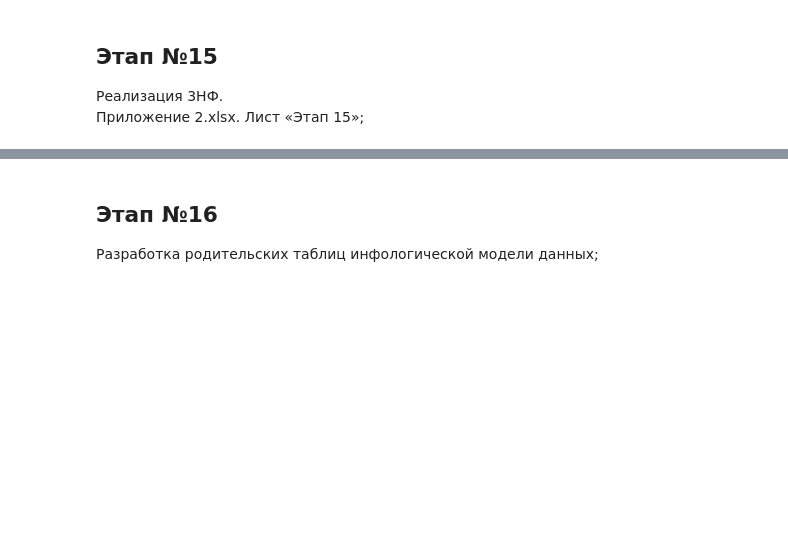
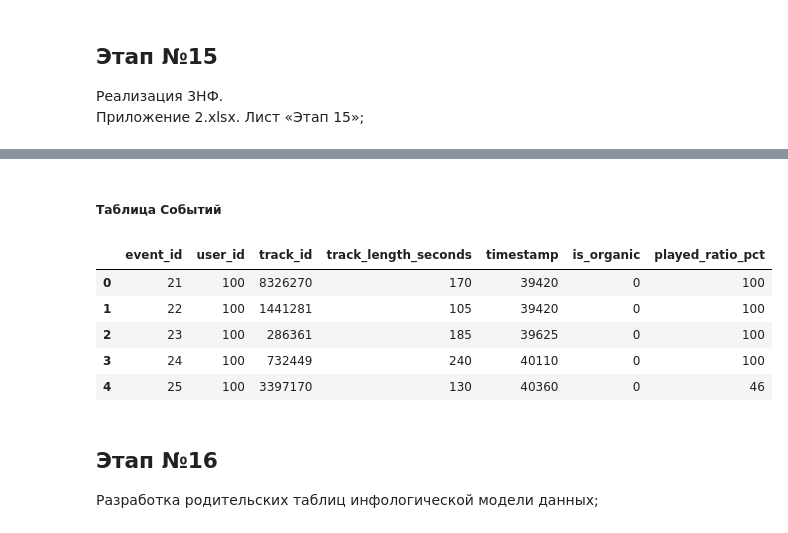
Before and after one commit to nikolyabb/college-homework, a Jupyter notebook: RDBMS/Intro_to_RDBMS.ipynb, the cells around one changed output, grey strips where cells are left out. Cells and saved outputs as stored; diff of their text form; code cells hidden in the pictures; blank space fills up the shorter version.

```diff
--- a/RDBMS/Intro_to_RDBMS.ipynb
+++ b/RDBMS/Intro_to_RDBMS.ipynb
@@ -403,3 +534,31 @@ for file_path in dset_files:
+# %% [markdown]
+##### Таблица Событий
+# %%
+# data sampling script for EVENT
+
+mevent_file = "var/data/multi_event.parquet"
+
+sql_events = f"""
+    SELECT
+        nextval('serial') as event_id,  -- SEQUENCE OBJECT
+        mev.uid as user_id,
+        mev.item_id as track_id,
+        mev.track_length_seconds,
+        mev.timestamp,
+        mev.is_organic,
+        mev.played_ratio_pct,
+FROM '{mevent_file}' AS mev
+LIMIT 5;
+"""
+tracks = duckdb.sql(sql_events).df()
+display(tracks)
+# %% [output]
+|  | event_id | user_id | track_id | track_length_seconds | timestamp | is_organic | played_ratio_pct |
+| 0 | 21 | 100 | 8326270 | 170 | 39420 | 0 | 100 |
+| 1 | 22 | 100 | 1441281 | 105 | 39420 | 0 | 100 |
+| 2 | 23 | 100 | 286361 | 185 | 39625 | 0 | 100 |
+| 3 | 24 | 100 | 732449 | 240 | 40110 | 0 | 100 |
+| 4 | 25 | 100 | 3397170 | 130 | 40360 | 0 | 46 |
 # %% [markdown]
 ## Этап №16
 Разработка родительских таблиц инфологической модели данных;
```
Also changed, not shown: parts of 14 cells of this notebook.
